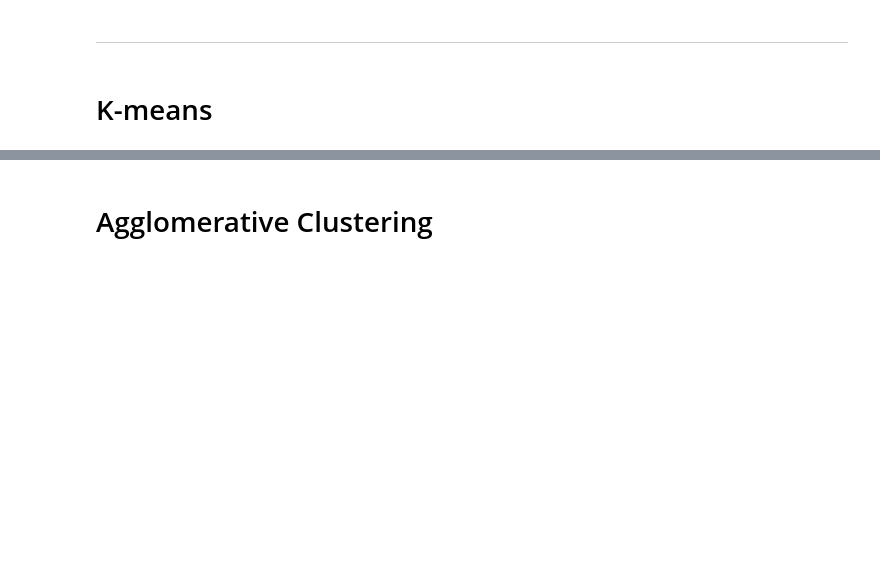
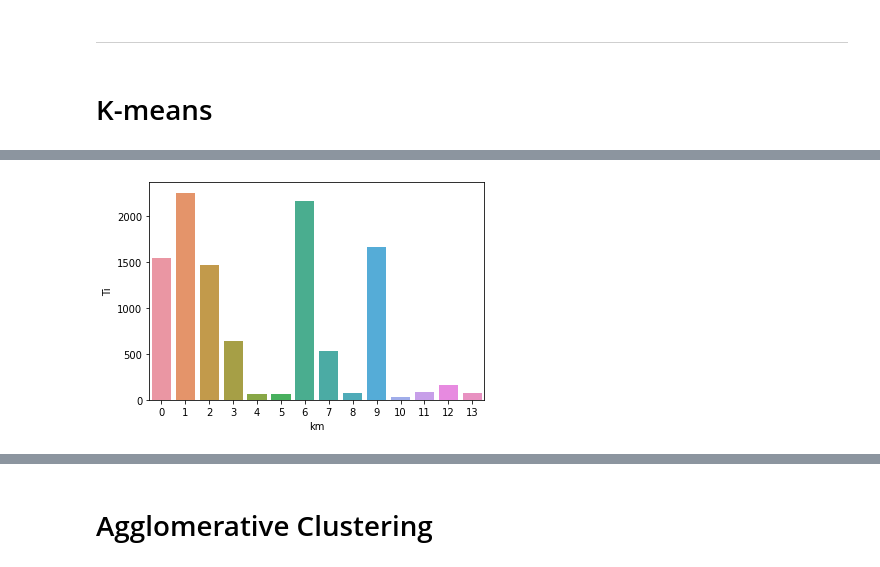
Before and after one commit to mattlamachado/MineralogicData_Clustering, a Jupyter notebook: ZM_clustering_v1.ipynb, the cells around one changed output, grey strips where cells are left out. Saved outputs shown, nothing was run; the diff lists cells and outputs as text; code cells hidden in the pictures; blank space fills up the shorter version.

```diff
--- a/ZM_clustering_v1.ipynb
+++ b/ZM_clustering_v1.ipynb
@@ -322,0 +333,10 @@ plt.title("Elbow method");
+# %%
+sns.barplot(data = pd.concat([first_layer, XTrain], axis = 1).groupby('km', as_index = False).count()[['km', 'Ti']],
+            x = 'km',
+            y = 'Ti'
+)
+
+cluster4 = pd.concat([first_layer, XTrain], axis = 1)
+cluster4 = cluster4[cluster4['km'] == 6]
+# %% [output]
+[figure, added]
```
Also changed, not shown: parts of 18 cells of this notebook.
